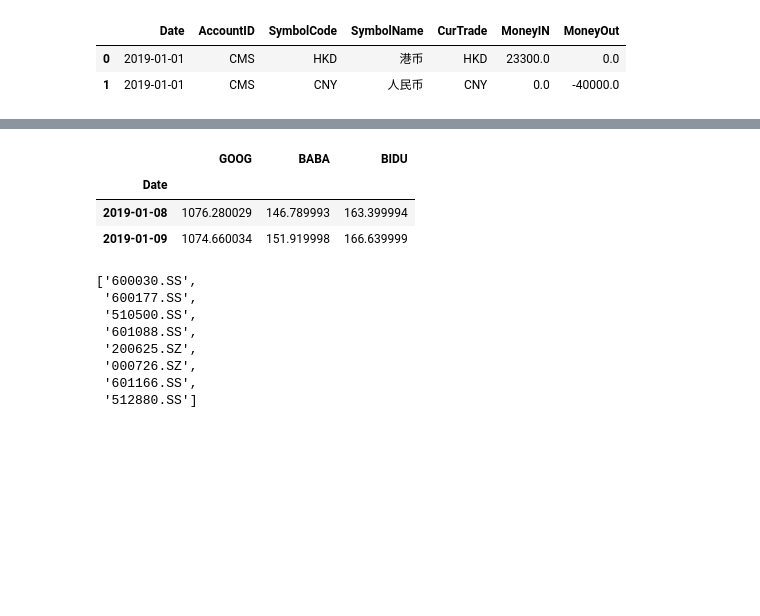
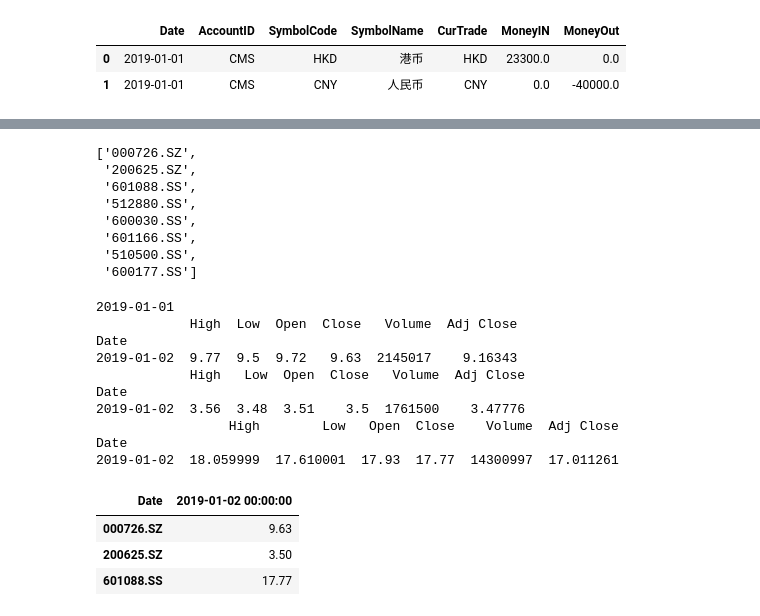
Before and after one commit to swordzeng/AMS, a Jupyter notebook: Analysis.ipynb, the cells around one changed output, grey strips where cells are left out. Drawn from its saved outputs; the diff is of its cells as text; code cells hidden in the pictures; blank space fills up the shorter version.

```diff
--- a/Analysis.ipynb
+++ b/Analysis.ipynb
@@ -189,30 +189,43 @@ if 'HKD' in symbol_list:
 if 'USD' in symbol_list:
     symbol_list.remove('USD')
 
-start = datetime.datetime(2019,1,8)
-end = datetime.datetime(2019,1,9)
-
-google=web.get_data_yahoo('GOOG',start,end)
-alibaba=web.get_data_yahoo('BABA',start,end)
-baidu=web.get_data_yahoo('BIDU',start,end)
-
-stocks = pd.DataFrame({"GOOG": google["Close"],
-                      "BABA": alibaba["Close"],
-                      "BIDU": baidu["Close"]})
-stocks
+symbol_list
 # %% [output]
-|  | GOOG | BABA | BIDU |
-| Date |  |  |  |
-| 2019-01-08 | 1076.280029 | 146.789993 | 163.399994 |
-| 2019-01-09 | 1074.660034 | 151.919998 | 166.639999 |
+['000726.SZ',
+ '200625.SZ',
+ '601088.SS',
+ '512880.SS',
+ '600030.SS',
+ '601166.SS',
+ '510500.SS',
+ '600177.SS']
-# %%
-symbol_list
-# %% [output]
-['600030.SS',
- '600177.SS',
- '510500.SS',
- '601088.SS',
- '200625.SZ',
- '000726.SZ',
- '601166.SS',
- '512880.SS']
+# %%
+import time
+print(dt)
+symbol_list = ['000726.SZ',
+ '200625.SZ',
+ '601088.SS']
+price_dict = {}
+for code in symbol_list:
+    close = web.get_data_yahoo(code,dt,dt)
+    #time.sleep(1)
+    print(close)
+    price_dict[code] = close['Close']
+
+stocks = pd.DataFrame(price_dict)
+stocks.T
+# %% [output]
+2019-01-01
+            High  Low  Open  Close   Volume  Adj Close
+Date
+2019-01-02  9.77  9.5  9.72   9.63  2145017    9.16343
+            High   Low  Open  Close   Volume  Adj Close
+Date
+2019-01-02  3.56  3.48  3.51    3.5  1761500    3.47776
+                 High        Low   Open  Close    Volume  Adj Close
+Date
+2019-01-02  18.059999  17.610001  17.93  17.77  14300997  17.011261
+| Date | 2019-01-02 00:00:00 |
+| 000726.SZ | 9.63 |
+| 200625.SZ | 3.50 |
+| 601088.SS | 17.77 |
```
Also changed, not shown: 9 other files.
